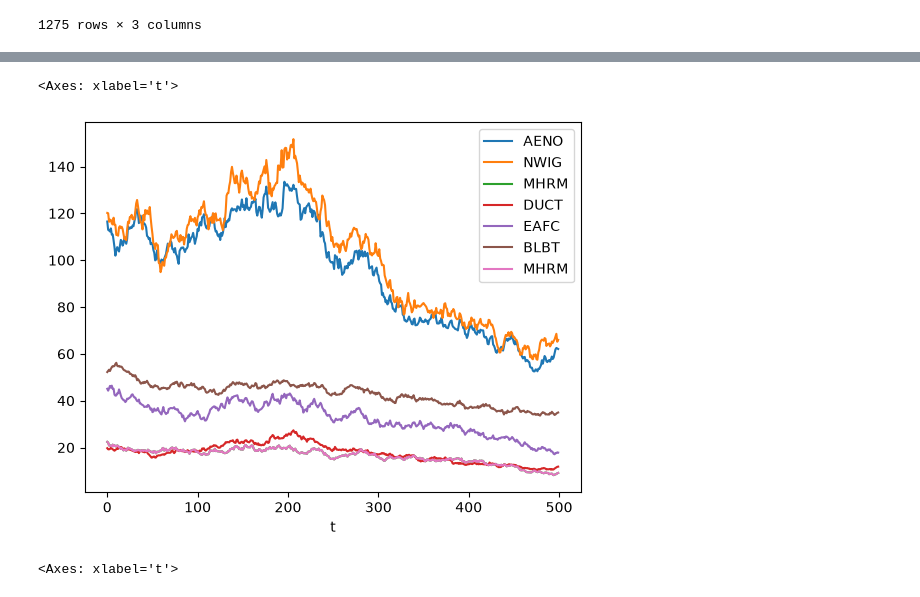
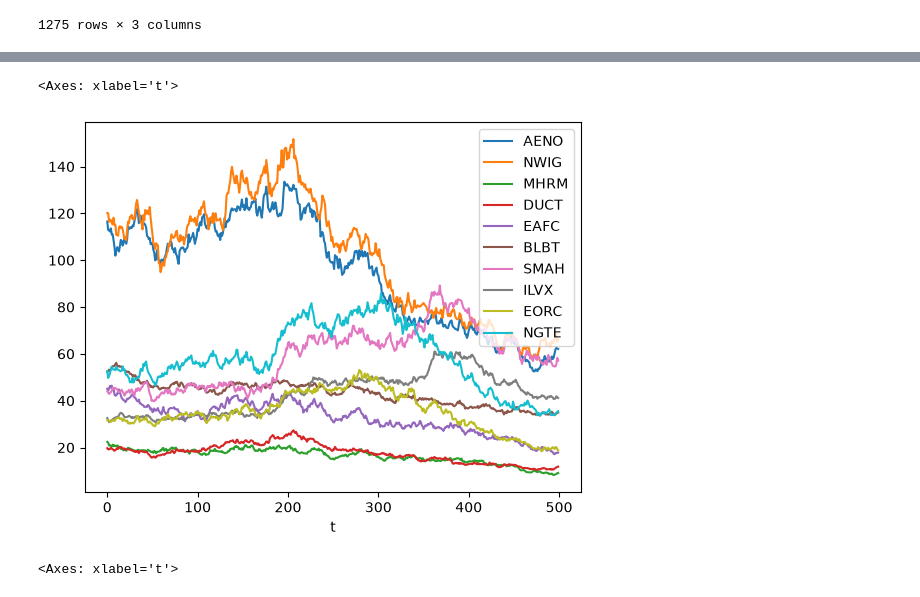
Before and after one commit to spencerwww/algothon26, a Jupyter notebook: price_correlation.ipynb, the cells around one changed output, grey strips where cells are left out. Drawn from its saved outputs; the diff is of its cells as text; code cells hidden in the pictures.

```diff
--- a/price_correlation.ipynb
+++ b/price_correlation.ipynb
@@ -122,8 +123,8 @@ combi_df
 # %%
-df[["AENO", "NWIG", "MHRM", "DUCT", "EAFC", "BLBT", "MHRM"]].plot()
+df[["AENO", "NWIG", "MHRM", "DUCT", "EAFC", "BLBT", "SMAH", "ILVX", "EORC", "NGTE"]].plot()
 # %% [output]
 <Axes: xlabel='t'>
-[figure, old version]
+[figure, new version]
 # %%
 df["ALGO"].plot()
 # %% [output]
```
Also changed, not shown: parts of 2 cells of this notebook, 1 other file.
